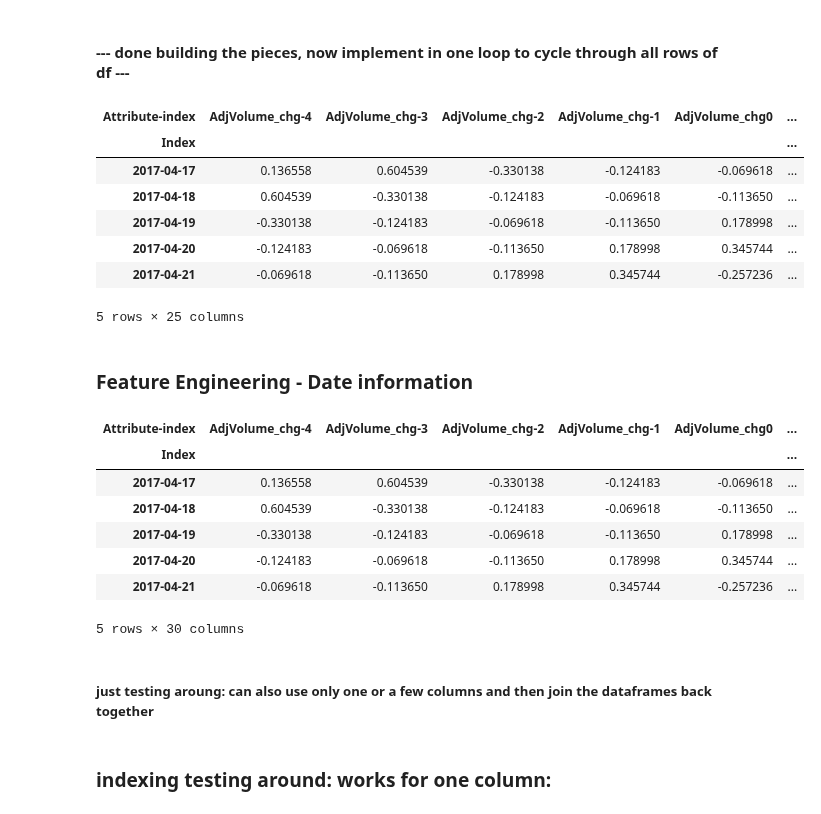
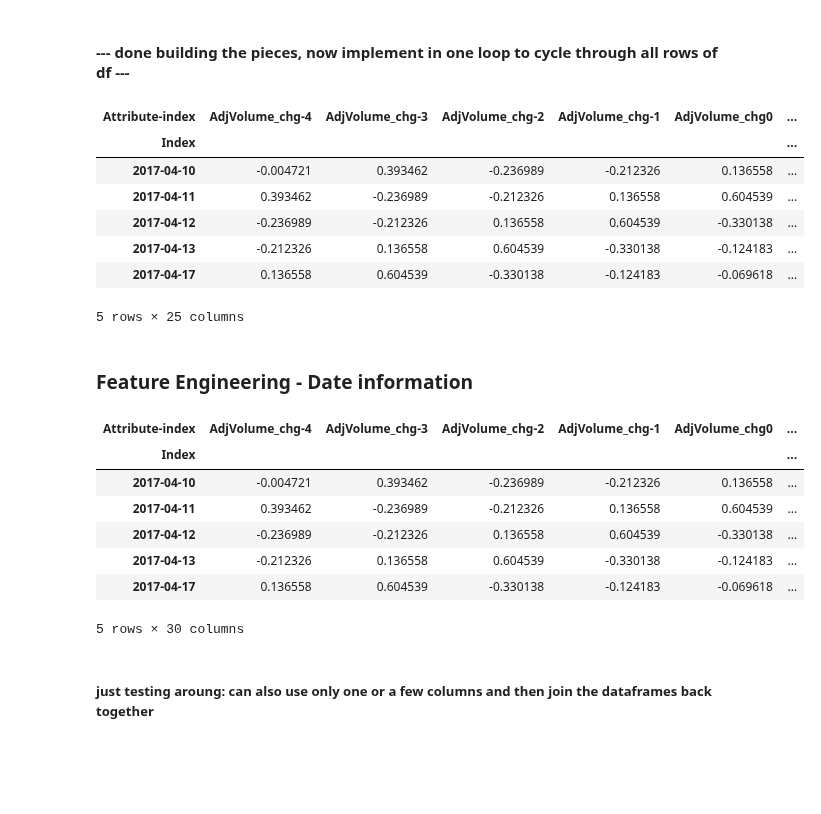
Before and after one commit to Lindstaedt/Stock-recommendation-with-ML, a Jupyter notebook: trader.ipynb, the cells around one changed output. Drawn from its saved outputs; the diff is of its cells as text; code cells hidden in the pictures; blank space fills up the shorter version.

```diff
--- a/trader.ipynb
+++ b/trader.ipynb
@@ -106,6 +115,10 @@ def add_flag_for_profitable_trade_setups(df, delete_interim_calculation_cols=Tru
     if delete_interim_calculation_cols:
         df = df.drop(columns=['strategy_open_price', 'strategy_close_price', 'strategy_profit_dollars', 'strategy_profitability'])
 
+    # drop any rows that have NaNs in them. especially the last few rows will have NaNs because the profitability calc
+    # looks into the future beyond the last row. these rows need to get deleted - the profitability is not defined there
+    df = df.loc[df.notnull().all(axis=1), :]
+
     return df
 # %%
 # testing: show calculations:
@@ -417,39 +429,40 @@ df_X.tail()
 # %% [output]
 | Attribute-index | AdjVolume_chg-4 | AdjVolume_chg-3 | AdjVolume_chg-2 | AdjVolume_chg-1 | AdjVolume_chg0 | ... |
 | Index |  |  |  |  |  | ... |
+| 2017-04-10 | -0.004721 | 0.393462 | -0.236989 | -0.212326 | 0.136558 | ... |
+| 2017-04-11 | 0.393462 | -0.236989 | -0.212326 | 0.136558 | 0.604539 | ... |
+| 2017-04-12 | -0.236989 | -0.212326 | 0.136558 | 0.604539 | -0.330138 | ... |
+| 2017-04-13 | -0.212326 | 0.136558 | 0.604539 | -0.330138 | -0.124183 | ... |
 | 2017-04-17 | 0.136558 | 0.604539 | -0.330138 | -0.124183 | -0.069618 | ... |
-| 2017-04-18 | 0.604539 | -0.330138 | -0.124183 | -0.069618 | -0.113650 | ... |
-| 2017-04-19 | -0.330138 | -0.124183 | -0.069618 | -0.113650 | 0.178998 | ... |
-| 2017-04-20 | -0.124183 | -0.069618 | -0.113650 | 0.178998 | 0.345744 | ... |
-| 2017-04-21 | -0.069618 | -0.113650 | 0.178998 | 0.345744 | -0.257236 | ... |
 5 rows × 25 columns
 # %% [markdown]
 ### Feature Engineering - Date information
 # %%
 def feat_eng_append_date_index_content(df):
     '''
     Assumes that the df index is date-time. Bolts on additional columns about the date
     '''
 
     df['year'] = df.index.year.values
     df['month'] = df.index.month.values
     df['week'] = df.index.week.values
     df['weekday'] = df.index.weekday.values
     df['day'] = df.index.day.values
     df['year'] = df.index.year.values
     df['year'] = df.index.year.values
 
     return df
 
-feat_eng_append_date_index_content(df_X).tail()
+df_X = feat_eng_append_date_index_content(df_X)
+df_X.tail()
 # %% [output]
 | Attribute-index | AdjVolume_chg-4 | AdjVolume_chg-3 | AdjVolume_chg-2 | AdjVolume_chg-1 | AdjVolume_chg0 | ... |
 | Index |  |  |  |  |  | ... |
+| 2017-04-10 | -0.004721 | 0.393462 | -0.236989 | -0.212326 | 0.136558 | ... |
+| 2017-04-11 | 0.393462 | -0.236989 | -0.212326 | 0.136558 | 0.604539 | ... |
+| 2017-04-12 | -0.236989 | -0.212326 | 0.136558 | 0.604539 | -0.330138 | ... |
+| 2017-04-13 | -0.212326 | 0.136558 | 0.604539 | -0.330138 | -0.124183 | ... |
 | 2017-04-17 | 0.136558 | 0.604539 | -0.330138 | -0.124183 | -0.069618 | ... |
-| 2017-04-18 | 0.604539 | -0.330138 | -0.124183 | -0.069618 | -0.113650 | ... |
-| 2017-04-19 | -0.330138 | -0.124183 | -0.069618 | -0.113650 | 0.178998 | ... |
-| 2017-04-20 | -0.124183 | -0.069618 | -0.113650 | 0.178998 | 0.345744 | ... |
-| 2017-04-21 | -0.069618 | -0.113650 | 0.178998 | 0.345744 | -0.257236 | ... |
 5 rows × 30 columns
 # %% [markdown]
 ##### just testing aroung: can also use only one or a few columns and then join the dataframes back together
@@ -458,5 +471,3 @@ df_XO = create_feature_cols_df(df_X_base_data[['AdjOpen']])
 df_XO.tail()
 # %%
 df_X.join(df_XO).tail()
-# %% [markdown]
-### indexing testing around: works for one column:
```
Also changed, not shown: parts of 24 cells of this notebook.
